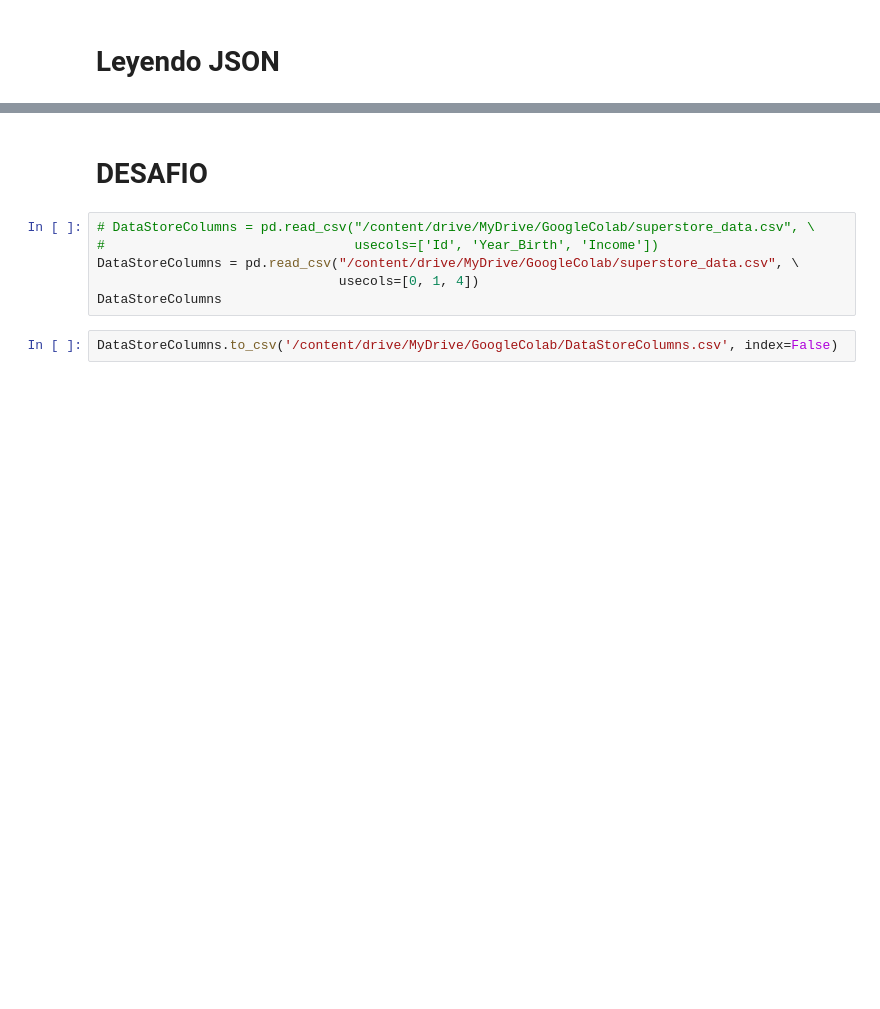
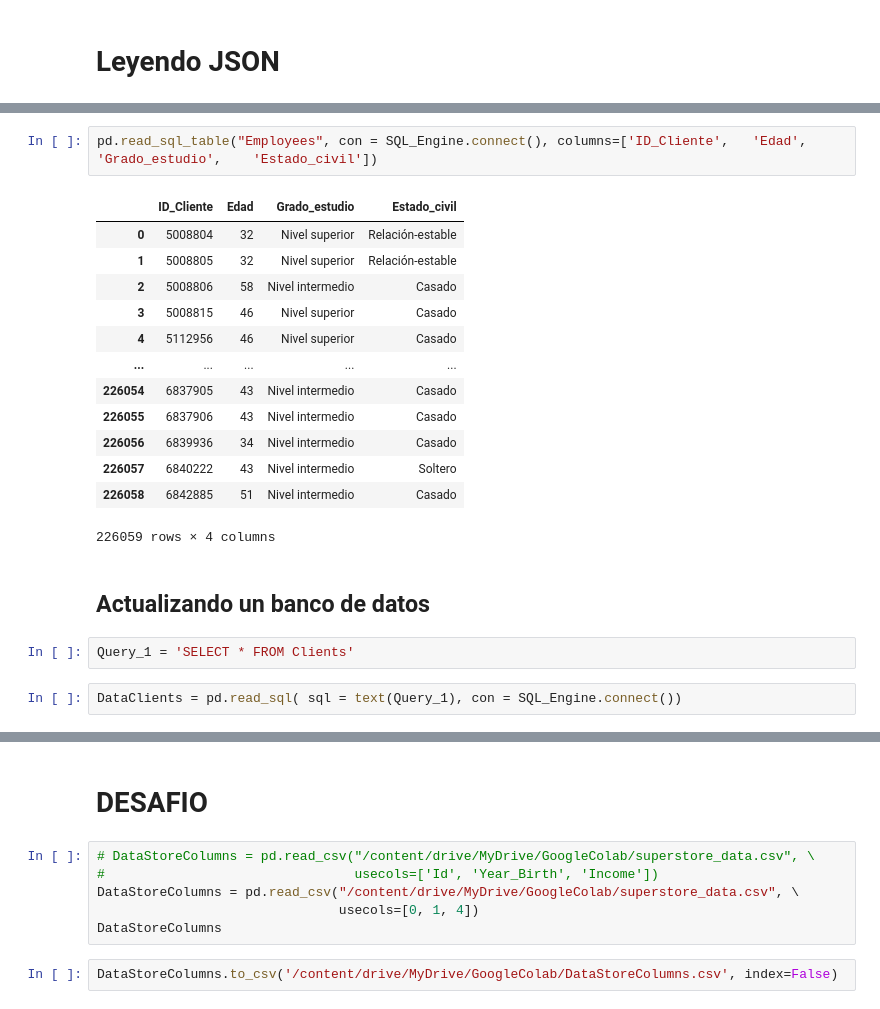
Before and after one commit to HJuliamPR/ColabPython, a Jupyter notebook: PandasExtraction.ipynb, the cells around one changed output, grey strips where cells are left out. Drawn from its saved outputs; the diff is of its cells as text; blank space fills up the shorter version.

```diff
--- a/PandasExtraction.ipynb
+++ b/PandasExtraction.ipynb
@@ -116,0 +154,22 @@ pd.json_normalize(DataPacientes2['Pacientes'])
+# %%
+pd.read_sql_table("Employees", con = SQL_Engine.connect(), columns=['ID_Cliente',	'Edad',	'Grado_estudio',	'Estado_civil'])
+# %% [output]
+|  | ID_Cliente | Edad | Grado_estudio | Estado_civil |
+| 0 | 5008804 | 32 | Nivel superior | Relación-estable |
+| 1 | 5008805 | 32 | Nivel superior | Relación-estable |
+| 2 | 5008806 | 58 | Nivel intermedio | Casado |
+| 3 | 5008815 | 46 | Nivel superior | Casado |
+| 4 | 5112956 | 46 | Nivel superior | Casado |
+| ... | ... | ... | ... | ... |
+| 226054 | 6837905 | 43 | Nivel intermedio | Casado |
+| 226055 | 6837906 | 43 | Nivel intermedio | Casado |
+| 226056 | 6839936 | 34 | Nivel intermedio | Casado |
+| 226057 | 6840222 | 43 | Nivel intermedio | Soltero |
+| 226058 | 6842885 | 51 | Nivel intermedio | Casado |
+226059 rows × 4 columns
+# %% [markdown]
+## Actualizando un banco de datos
+# %%
+Query_1 = 'SELECT * FROM Clients'
+# %%
+DataClients = pd.read_sql( sql = text(Query_1), con = SQL_Engine.connect())
```
Also changed, not shown: parts of 29 cells of this notebook.
